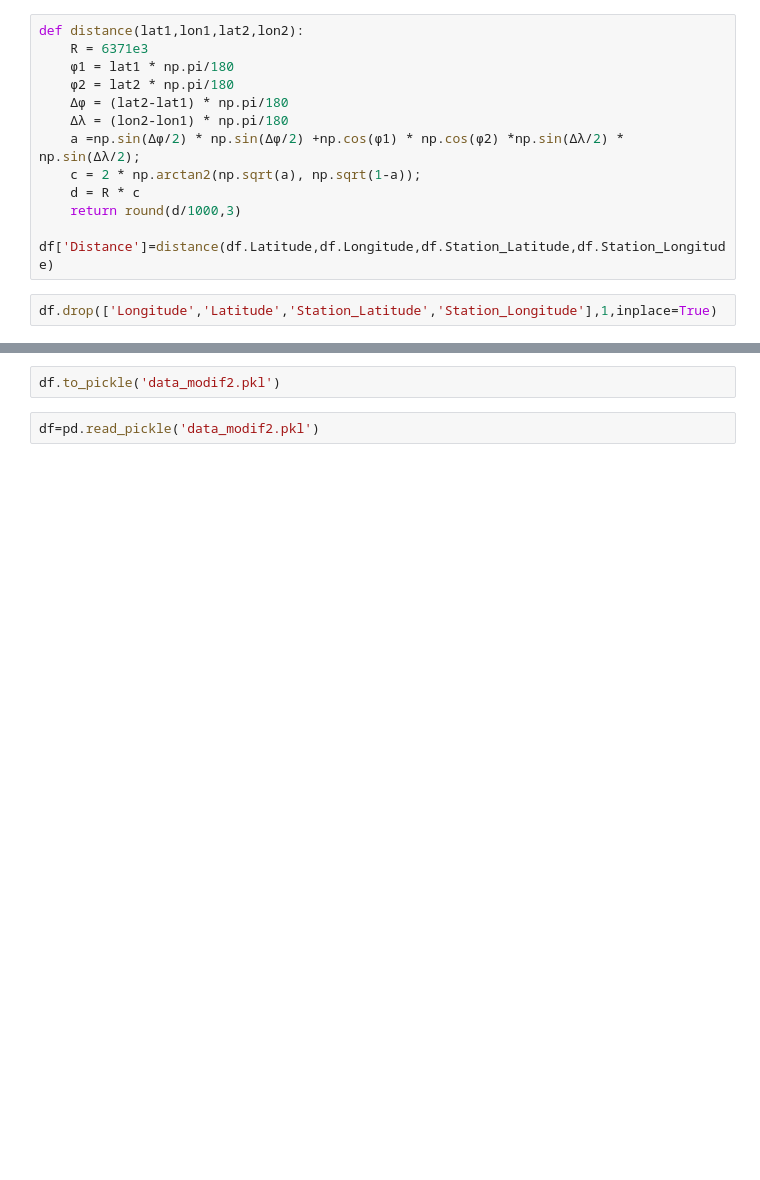
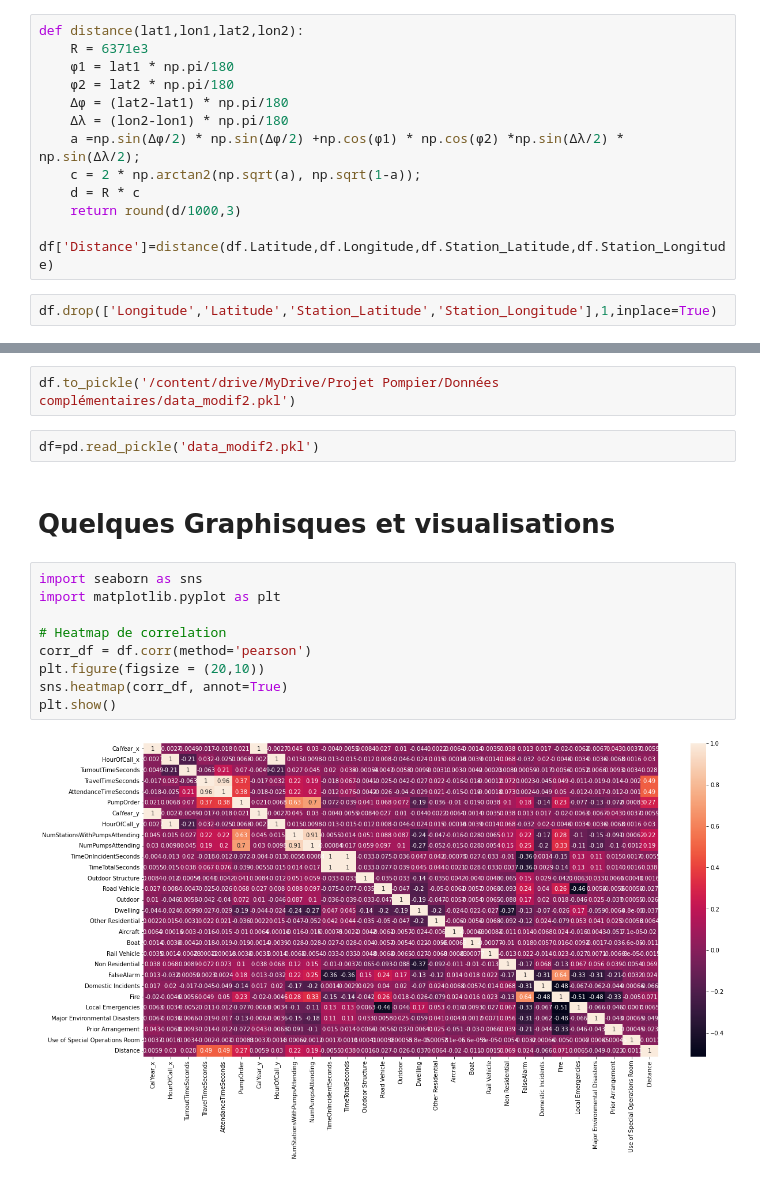
Before and after one commit to ludomare/London-Pumpy, a Jupyter notebook: 02 Importation & nettoyage données.ipynb, the cells around one changed output, grey strips where cells are left out. Drawn from its saved outputs; the diff is of its cells as text; blank space fills up the shorter version.

```diff
--- a/02 Importation & nettoyage données.ipynb
+++ b/02 Importation & nettoyage données.ipynb
@@ -1158,4 +1250,17 @@ df.head()
 # %%
-df.to_pickle('data_modif2.pkl')
+df.to_pickle('/content/drive/MyDrive/Projet Pompier/Données complémentaires/data_modif2.pkl')
 # %%
 df=pd.read_pickle('data_modif2.pkl')
+# %% [markdown]
+# Quelques Graphisques et visualisations
+# %%
+import seaborn as sns
+import matplotlib.pyplot as plt
+
+# Heatmap de correlation
+corr_df = df.corr(method='pearson')
+plt.figure(figsize = (20,10))
+sns.heatmap(corr_df, annot=True)
+plt.show()
+# %% [output]
+[figure, added]
```
Also changed, not shown: parts of 51 cells of this notebook.
